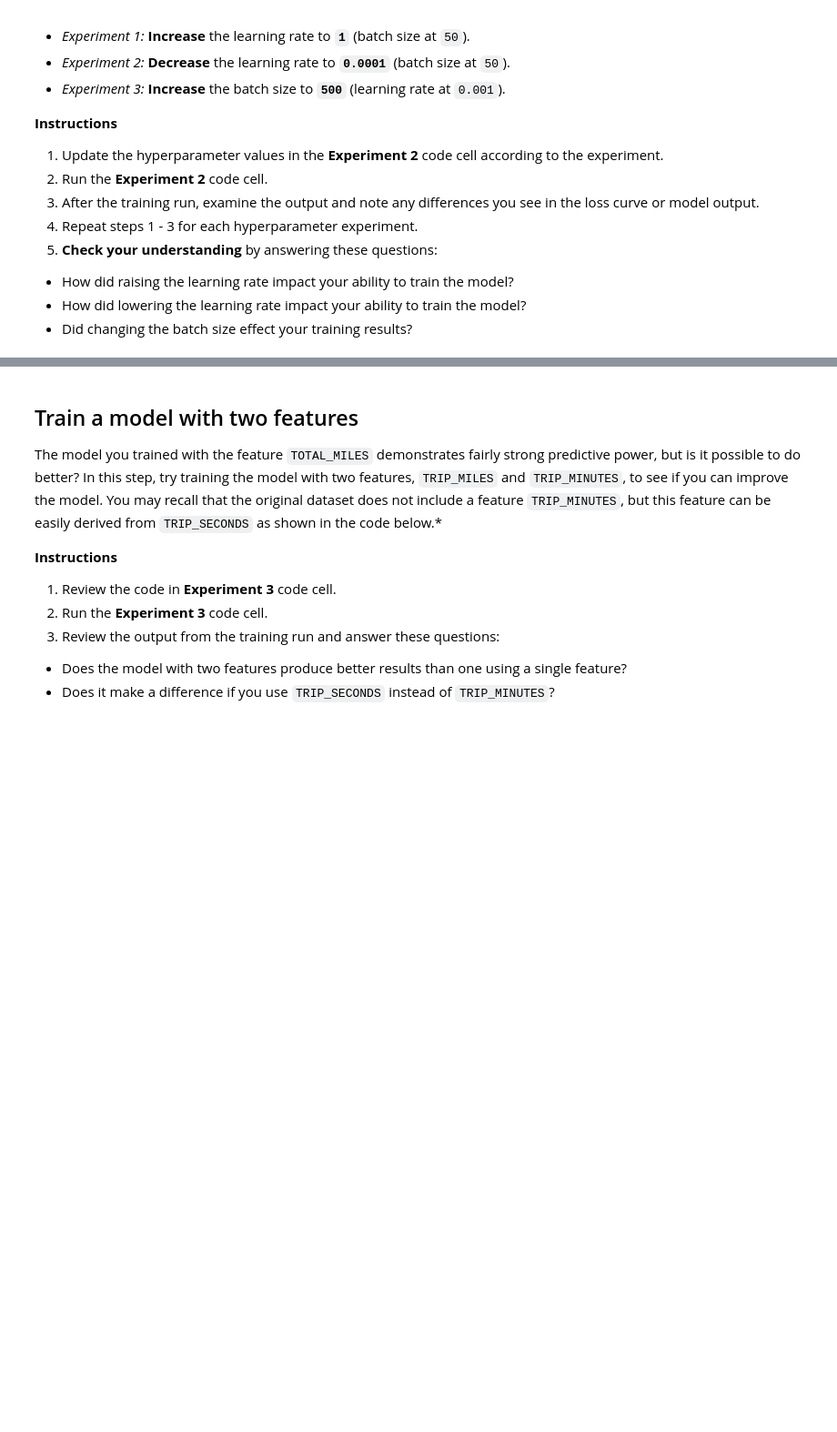
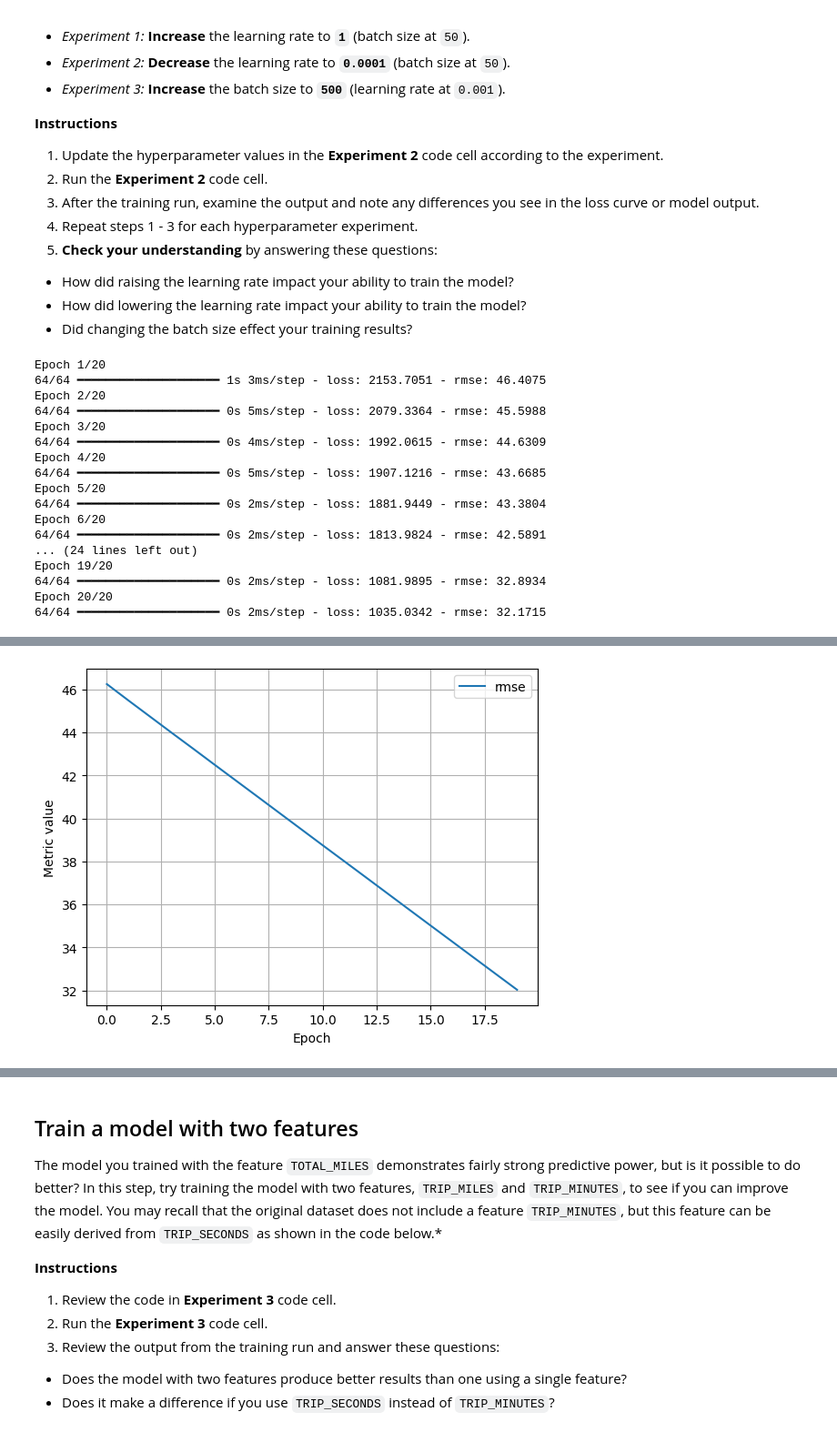
Before and after one commit to janiussyafiq/machine-learning, a Jupyter notebook: ml/cc/exercises/linear_regression_taxi.ipynb, the cells around one changed output, grey strips where cells are left out. Shown at 91% size. Drawn from its saved outputs; the diff is of its cells as text; code cells hidden in the pictures; blank space fills up the shorter version.

```diff
--- a/ml/cc/exercises/linear_regression_taxi.ipynb
+++ b/ml/cc/exercises/linear_regression_taxi.ipynb
@@ -373,7 +457,7 @@ It is common with machine learning to run multiple experiments to find the best
 settings_2 = ml_edu.experiment.ExperimentSettings(
     learning_rate = 0.001,
     number_epochs = 20,
-    batch_size = 50,
+    batch_size = 500,
     input_features = ['TRIP_MILES']
 )
 
@@ -385,3 +469,21 @@ experiment_2 = train_model('one_feature_hyper', model_2, training_df, 'FARE', se
 
 ml_edu.results.plot_experiment_metrics(experiment_2, ['rmse'])
 ml_edu.results.plot_model_predictions(experiment_2, training_df, 'FARE')
+# %% [output]
+Epoch 1/20
+64/64 ━━━━━━━━━━━━━━━━━━━━ 1s 3ms/step - loss: 2153.7051 - rmse: 46.4075
+Epoch 2/20
+64/64 ━━━━━━━━━━━━━━━━━━━━ 0s 5ms/step - loss: 2079.3364 - rmse: 45.5988
+Epoch 3/20
+64/64 ━━━━━━━━━━━━━━━━━━━━ 0s 4ms/step - loss: 1992.0615 - rmse: 44.6309
+Epoch 4/20
+64/64 ━━━━━━━━━━━━━━━━━━━━ 0s 5ms/step - loss: 1907.1216 - rmse: 43.6685
+Epoch 5/20
+64/64 ━━━━━━━━━━━━━━━━━━━━ 0s 2ms/step - loss: 1881.9449 - rmse: 43.3804
+Epoch 6/20
+64/64 ━━━━━━━━━━━━━━━━━━━━ 0s 2ms/step - loss: 1813.9824 - rmse: 42.5891
+... (24 lines left out)
+Epoch 19/20
+64/64 ━━━━━━━━━━━━━━━━━━━━ 0s 2ms/step - loss: 1081.9895 - rmse: 32.8934
+Epoch 20/20
+64/64 ━━━━━━━━━━━━━━━━━━━━ 0s 2ms/step - loss: 1035.0342 - rmse: 32.1715
@@ -388,3 +493,4 @@ ml_edu.results.plot_model_predictions(experiment_2, training_df, 'FARE')
+[figure, added]
 # %%
 #@title Double-click to view answers for hyperparameter experiments
 
```
Also changed, not shown: parts of 17 cells of this notebook.
